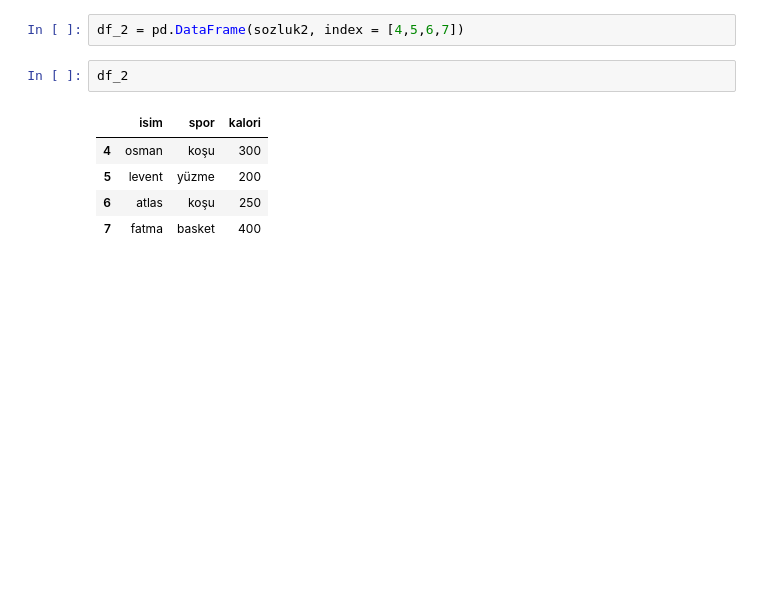
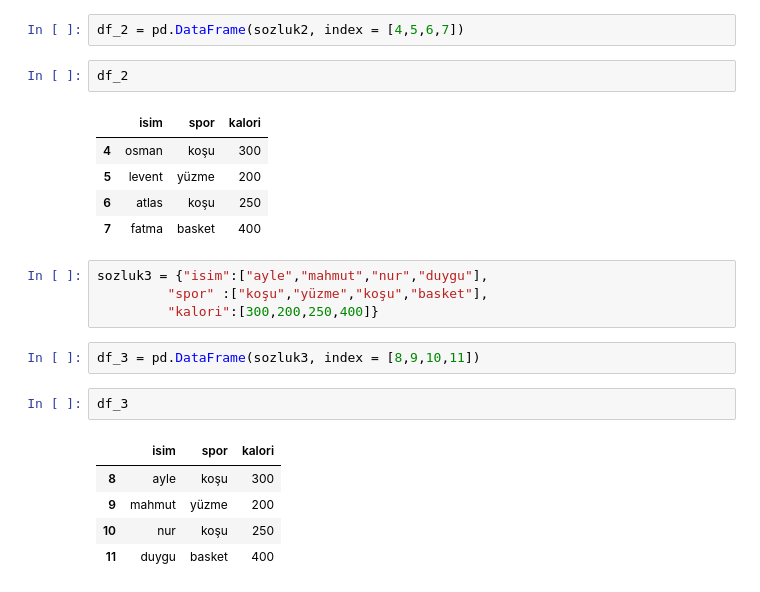
Before and after one commit to MervePayar/pythonKurs, a Jupyter notebook: 25-pandasDataFrame.ipynb, the cells around one changed output. Saved outputs shown, nothing was run; the diff lists cells and outputs as text; blank space fills up the shorter version.

```diff
--- a/25-pandasDataFrame.ipynb
+++ b/25-pandasDataFrame.ipynb
@@ -341,3 +341,17 @@ df_2
 | 5 | levent | yüzme | 200 |
 | 6 | atlas | koşu | 250 |
 | 7 | fatma | basket | 400 |
+# %%
+sozluk3 = {"isim":["ayle","mahmut","nur","duygu"],
+         "spor" :["koşu","yüzme","koşu","basket"],
+         "kalori":[300,200,250,400]}
+# %%
+df_3 = pd.DataFrame(sozluk3, index = [8,9,10,11])
+# %%
+df_3
+# %% [output]
+|  | isim | spor | kalori |
+| 8 | ayle | koşu | 300 |
+| 9 | mahmut | yüzme | 200 |
+| 10 | nur | koşu | 250 |
+| 11 | duygu | basket | 400 |
```
Also changed, not shown: parts of 12 cells of this notebook.
